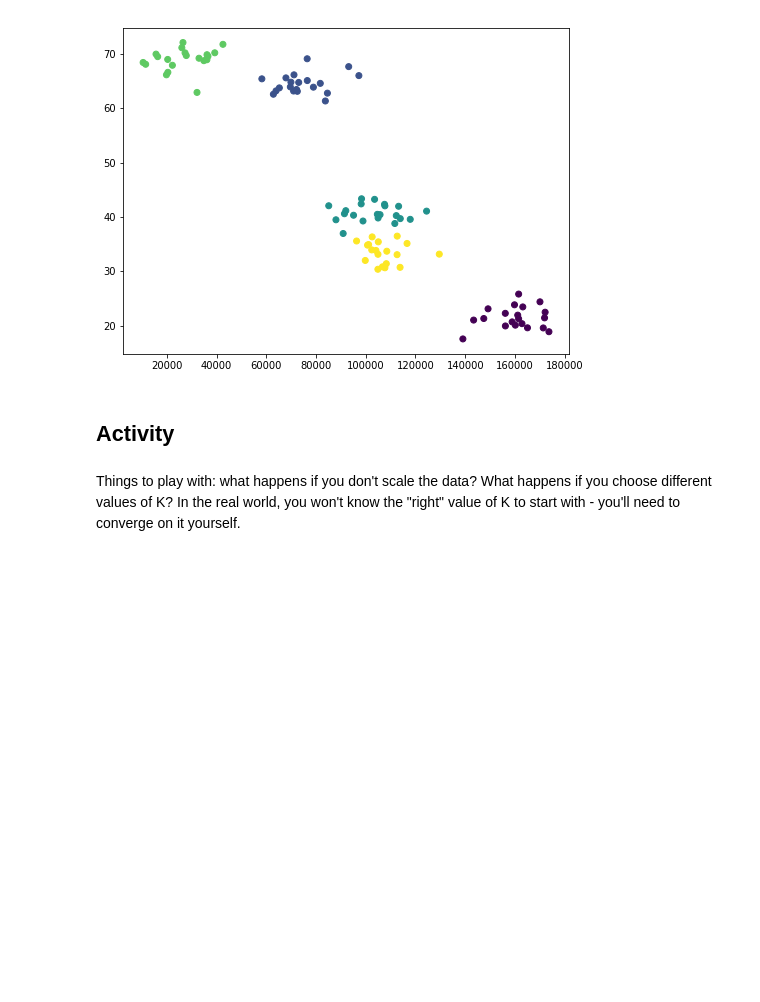
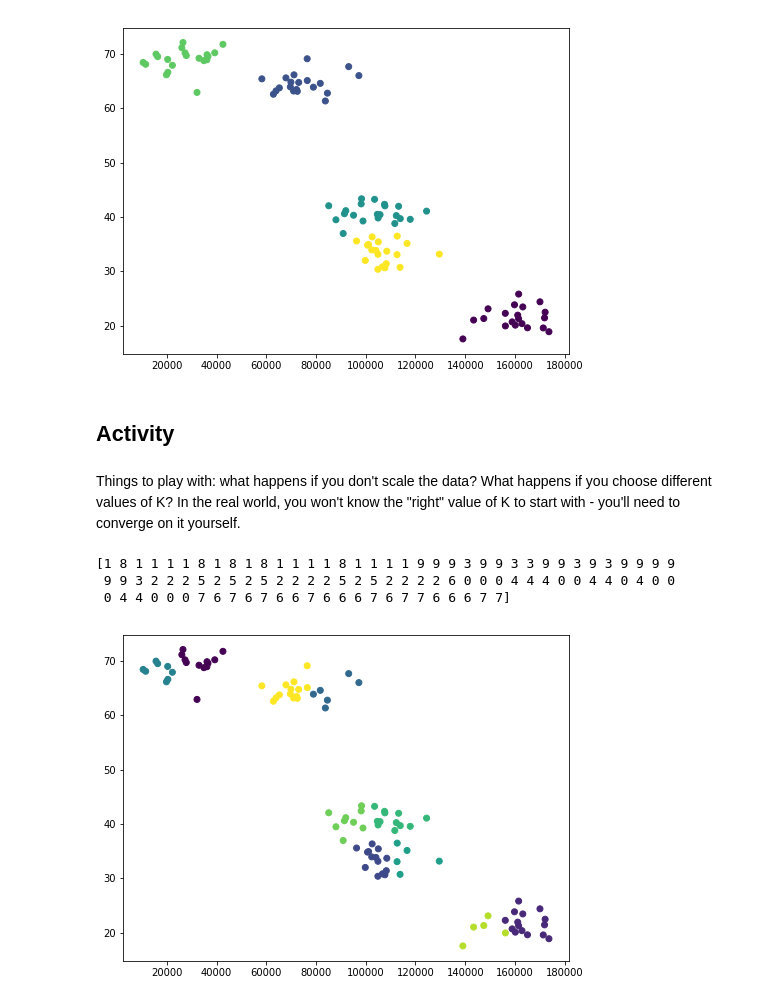
Before and after one commit to marcpre/learning_python_ds_ml_ai, a Jupyter notebook: src/15 - KMeans.ipynb, the cells around one changed output. Cells and saved outputs as stored; diff of their text form; code cells hidden in the pictures; blank space fills up the shorter version.

```diff
--- a/src/15 - KMeans.ipynb
+++ b/src/15 - KMeans.ipynb
@@ -50,3 +50,22 @@ plt.show()
 ## Activity
 # %% [markdown]
 Things to play with: what happens if you don't scale the data? What happens if you choose different values of K? In the real world, you won't know the "right" value of K to start with - you'll need to converge on it yourself.
+# %%
+
+model = KMeans(n_clusters=10)
+
+# Note I'm scaling the data to normalize it! Important for good results.
+model = model.fit(scale(data))
+
+# We can look at the clusters each data point was assigned to
+print(model.labels_)
+
+# And we'll visualize it:
+plt.figure(figsize=(8, 6))
+plt.scatter(data[:,0], data[:,1], c=model.labels_.astype(float))
+plt.show()
+# %% [output]
+[1 8 1 1 1 1 8 1 8 1 8 1 1 1 1 8 1 1 1 1 9 9 9 3 9 9 3 3 9 9 3 9 3 9 9 9 9
+ 9 9 3 2 2 2 5 2 5 2 5 2 2 2 2 5 2 5 2 2 2 2 6 0 0 0 4 4 4 0 0 4 4 0 4 0 0
+ 0 4 4 0 0 0 7 6 7 6 7 6 6 7 6 6 6 7 6 7 7 6 6 6 7 7]
+[figure, added]
```
Also changed, not shown: 1 other file.
